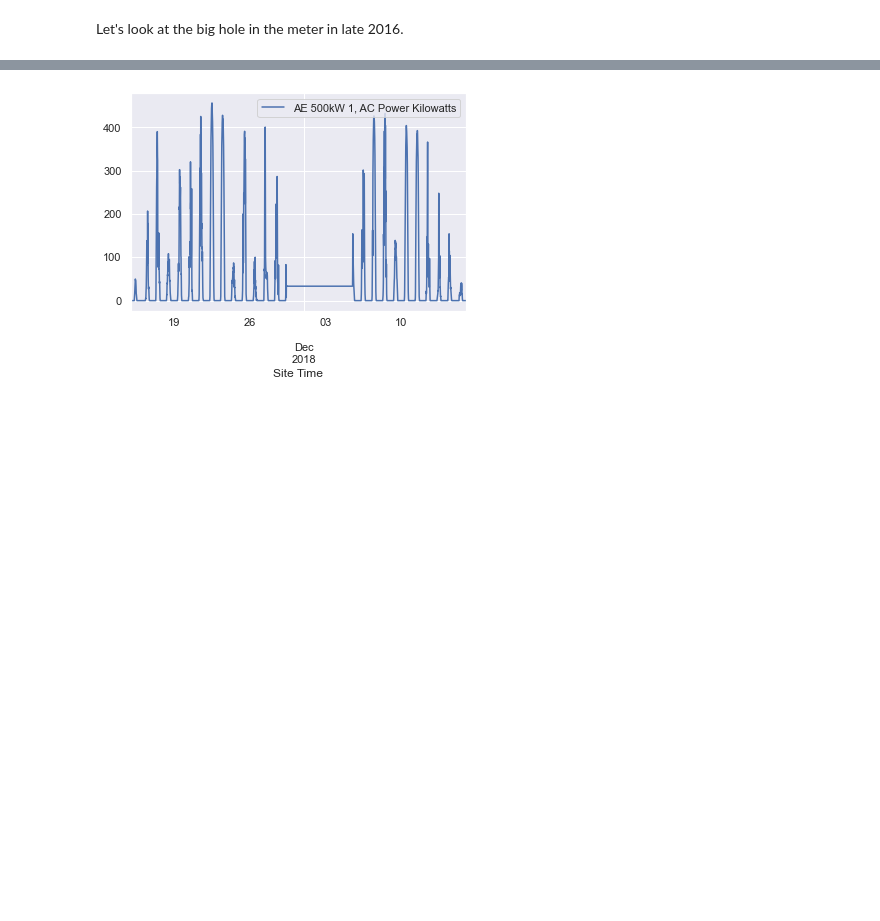
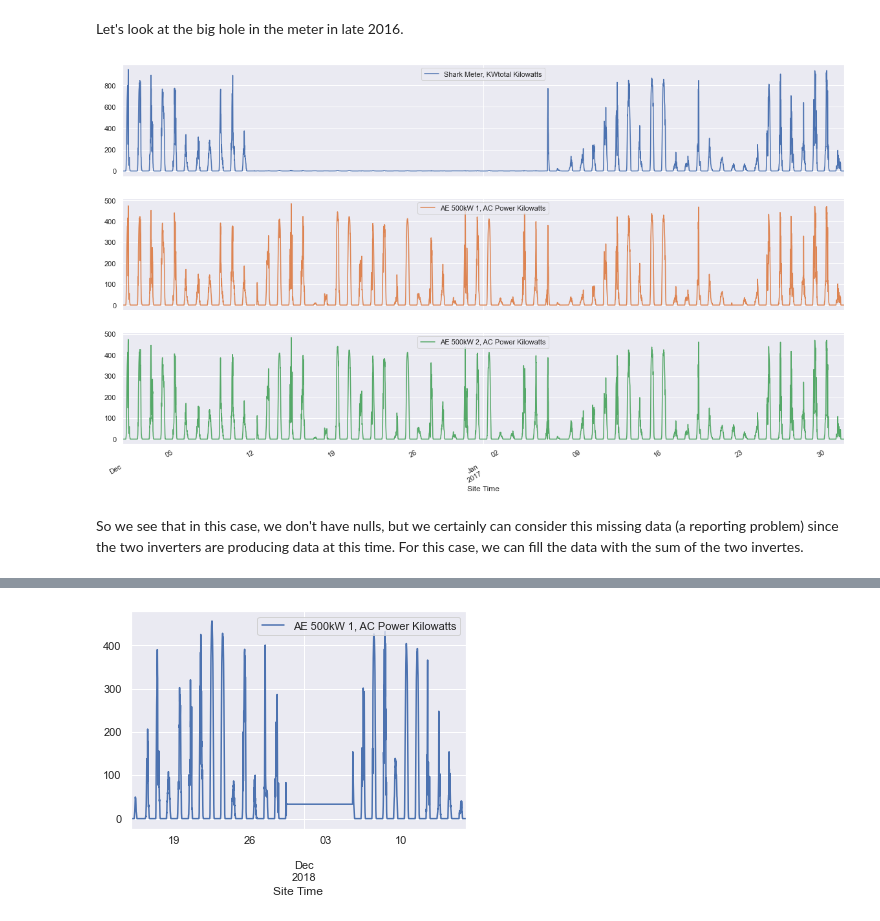
Before and after one commit to ruthcaswellsmith/Capstone---Solar-Energy, a Jupyter notebook: notebooks/Solar - Data Wrangling.ipynb, the cells around one changed output, grey strips where cells are left out. Cells and saved outputs as stored; diff of their text form; code cells hidden in the pictures; blank space fills up the shorter version.

```diff
--- a/notebooks/Solar - Data Wrangling.ipynb
+++ b/notebooks/Solar - Data Wrangling.ipynb
@@ -99,3 +101,9 @@ df[['Shark Meter, KWtotal Kilowatts','AE 500kW 1, AC Power Kilowatts','AE 500kW
 [figure]
 # %% [markdown]
 Let's look at the big hole in the meter in late 2016.
+# %%
+df[['Shark Meter, KWtotal Kilowatts','AE 500kW 1, AC Power Kilowatts','AE 500kW 2, AC Power Kilowatts']].loc['2016-12':'2017-01'].plot(subplots=True, layout=(3,1),figsize=(20,12));
+# %% [output]
+[figure, added]
+# %% [markdown]
+So we see that in this case, we don't have nulls, but we certainly can consider this missing data (a reporting problem) since the two inverters are producing data at this time.  For this case, we can fill the data with the sum of the two invertes.
```
Also changed, not shown: parts of 21 cells of this notebook, 2 other files.
